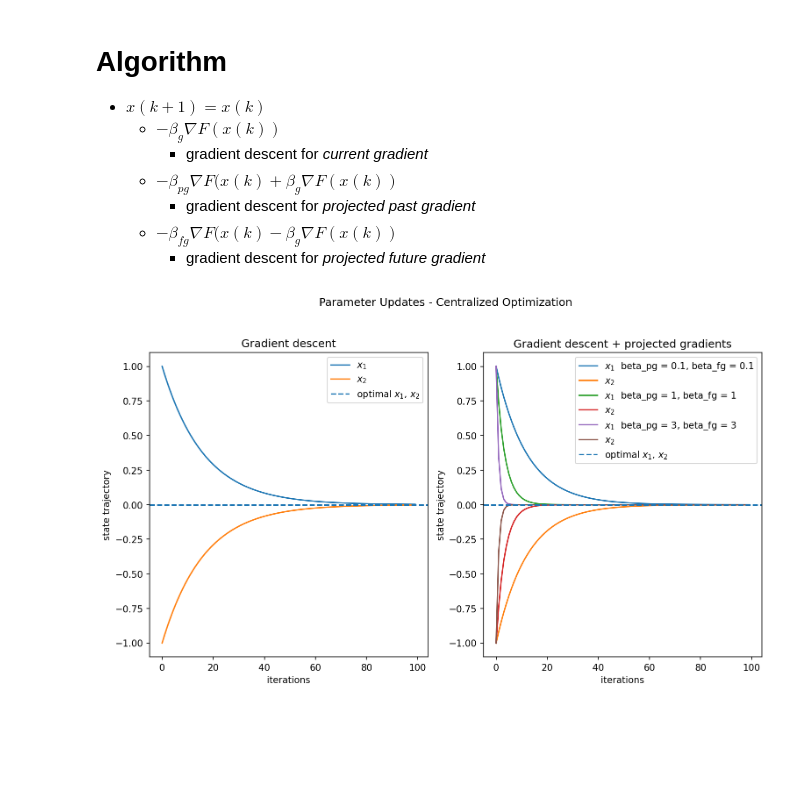
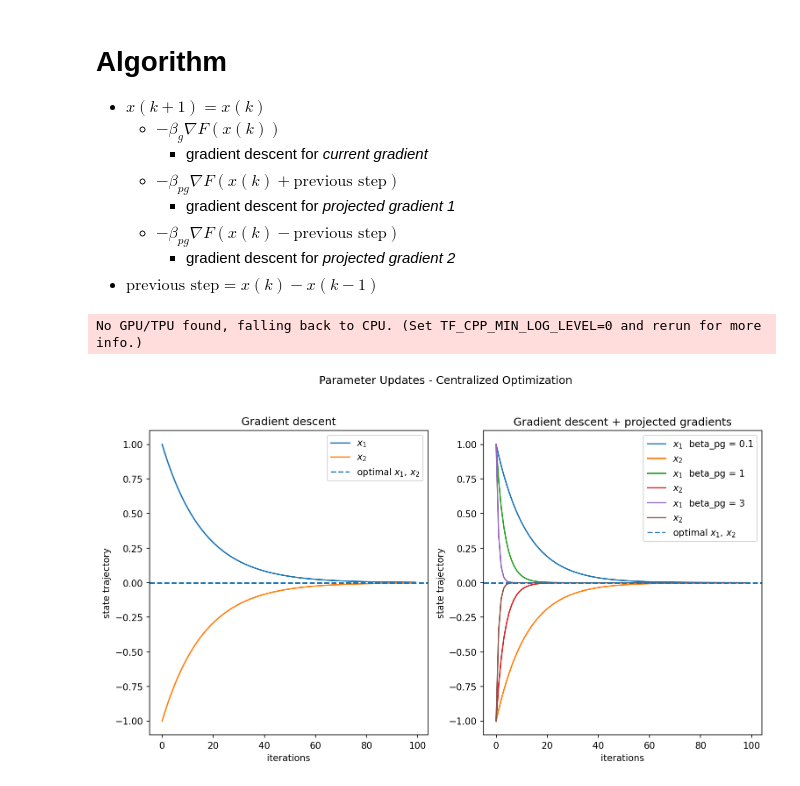
Before and after one commit to AndreiLix/FrODO, a Jupyter notebook: ALGORITHM_projectedGradients.ipynb, the cells around one changed output. Drawn from its saved outputs; the diff is of its cells as text; code cells hidden in the pictures; blank space fills up the shorter version.

```diff
--- a/ALGORITHM_projectedGradients.ipynb
+++ b/ALGORITHM_projectedGradients.ipynb
@@ -1,14 +1,14 @@
 # %% [markdown]
 # Algorithm
-
 
 - $x(k+1)=x(k)$
 	- $- \beta_g \nabla F(x(k))$
 		- gradient descent for *current gradient*
-	- $- \beta_{pg} \nabla F(x(k) + \beta_g\nabla F(x(k))$
-		- gradient descent for *projected past gradient*
-	- $- \beta_{fg} \nabla F(x(k) - \beta_g\nabla F(x(k))$
-		- gradient descent for *projected future gradient*
+	- $- \beta_{pg} \nabla F(x(k) + \text{previous step})$
+		- gradient descent for *projected gradient 1*
+	- $- \beta_{pg} \nabla F(x(k) - \text{previous step})$
+		- gradient descent for *projected gradient 2*
+- $\text{previous step} = x(k)-x(k-1)$
 # %%
 import numpy as np
 import matplotlib.pyplot as plt
@@ -70,49 +70,58 @@ axs[0].legend()
 
 beta_g = learning_rate
 betas_pg = [ 0.1, 1, 3]
-betas_fg = [ 0.1, 1, 3]
+prev_step_x1 = 0
+prev_step_x2 = 0
 
 
 # betas_memory = [0.01, 0.05, 0.1]
 
 # for beta_memory in betas_memory:
 
-for beta_pg, beta_fg in zip(betas_pg, betas_pg):
+for beta_pg in betas_pg:
 
     x1, x2 = 1., -1.
     history_x1 = []
     history_x2 = []
 
     for _ in range(n_iterations):
         history_x1.append(x1)
         history_x2.append(x2)
 
         x1_currentGradient = get_gradientVector([x1, x2])[0]
         x2_currentGradient = get_gradientVector([x1, x2])[1]
 
+        prev_step_x1 = x1
+        prev_step_x2 = x2
+
         x1 = x1 - beta_g * x1_currentGradient  \
                 - beta_pg * get_gradientVector([x1 + beta_g * x1_currentGradient, x2])[0] \
-                - beta_fg * get_gradientVector([x1 - beta_g * x1_currentGradient, x2])[0]
+                - beta_pg * get_gradientVector([x1 - beta_g * x1_currentGradient, x2])[0]
 
         x2 = x2 - beta_g * x2_currentGradient  \
                 - beta_pg * get_gradientVector([x1, x2 + beta_g * x2_currentGradient])[1] \
-                - beta_fg * get_gradientVector([x1, x2 - beta_g * x2_currentGradient])[1]
+                - beta_pg * get_gradientVector([x1, x2 - beta_g * x2_currentGradient])[1]
 
-    axs[1].plot(range(len(history_x1)), history_x1, label=f"$x_1$  beta_pg = {beta_pg}, beta_fg = {beta_fg}")
+        prev_step_x1 = x1 - prev_step_x1
+        prev_step_x2 = x2 - prev_step_x2
+
+
+    axs[1].plot(range(len(history_x1)), history_x1, label=f"$x_1$  beta_pg = {beta_pg}")
     axs[1].plot(range(len(history_x2)), history_x2, label="$x_2$")
 
 axs[1].axhline(y=optimal_x_1, linestyle='dashed', label="optimal $x_1$, $x_2$")
 
 axs[1].set_title(f"Gradient descent + projected gradients")
 
 fig.suptitle("Parameter Updates - Centralized Optimization", y=1.02)
 
 axs[1].set_xlabel("iterations")
 axs[1].set_ylabel("state trajectory")
 axs[1].legend()
 plt.show()
 # %% [output]
+No GPU/TPU found, falling back to CPU. (Set TF_CPP_MIN_LOG_LEVEL=0 and rerun for more info.)
-[figure, old version]
+[figure, new version]
 # %%
 
 def get_gradientVector(x):
```
Also changed, not shown: parts of 1 cell of this notebook, 1 other file.
